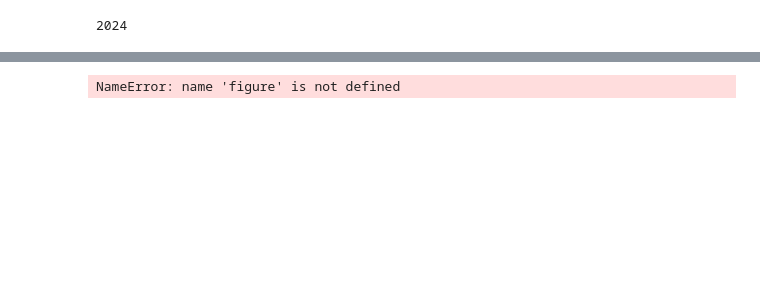
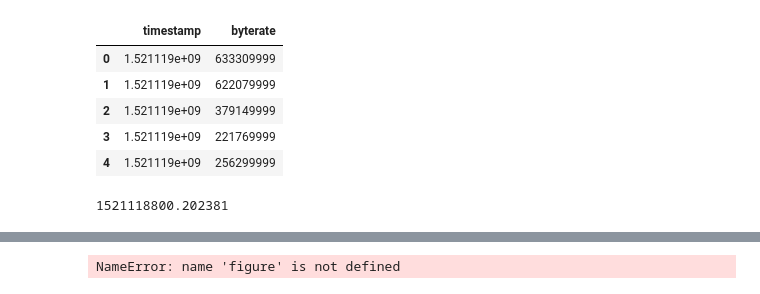
Before and after one commit to zijun726911/Traffic-Simulation, a Jupyter notebook: script/main.ipynb, the cells around one changed output, grey strips where cells are left out. Drawn from its saved outputs; the diff is of its cells as text; code cells hidden in the pictures; blank space fills up the shorter version.

```diff
--- a/script/main.ipynb
+++ b/script/main.ipynb
@@ -19,17 +40,25 @@ byteSlots0002, byteRates0002 = splitToTimeSlot(packets, 0.0002)
 # %%
-data=pd.DataFrame({'timestamp':[i for i in range(len(byteSlots0001))],
+data=pd.DataFrame({'timestamp':list(map(int,timestamps1)),
                   'byterate':list(map(int,byteRates0001))})
 
 data.head()
 
 # for label in fig.get_xticklabels():
 #     if np.int(label.get_text()) % 100 == 0:
 #         label.set_visible(True)
 #     else:
 #         label.set_visible(False)
-len(data)
 # %% [output]
-2024
+|  | timestamp | byterate |
+| 0 | 1.521119e+09 | 633309999 |
+| 1 | 1.521119e+09 | 622079999 |
+| 2 | 1.521119e+09 | 379149999 |
+| 3 | 1.521119e+09 | 221769999 |
+| 4 | 1.521119e+09 | 256299999 |
+# %%
+data["timestamp"][len(data)-1]
+# %% [output]
+1521118800.202381
 # %%
 fig=sns.lineplot(x='timestamp',y='byterate',data=data  )
 
```
Also changed, not shown: parts of 7 cells of this notebook, 5 other files.
